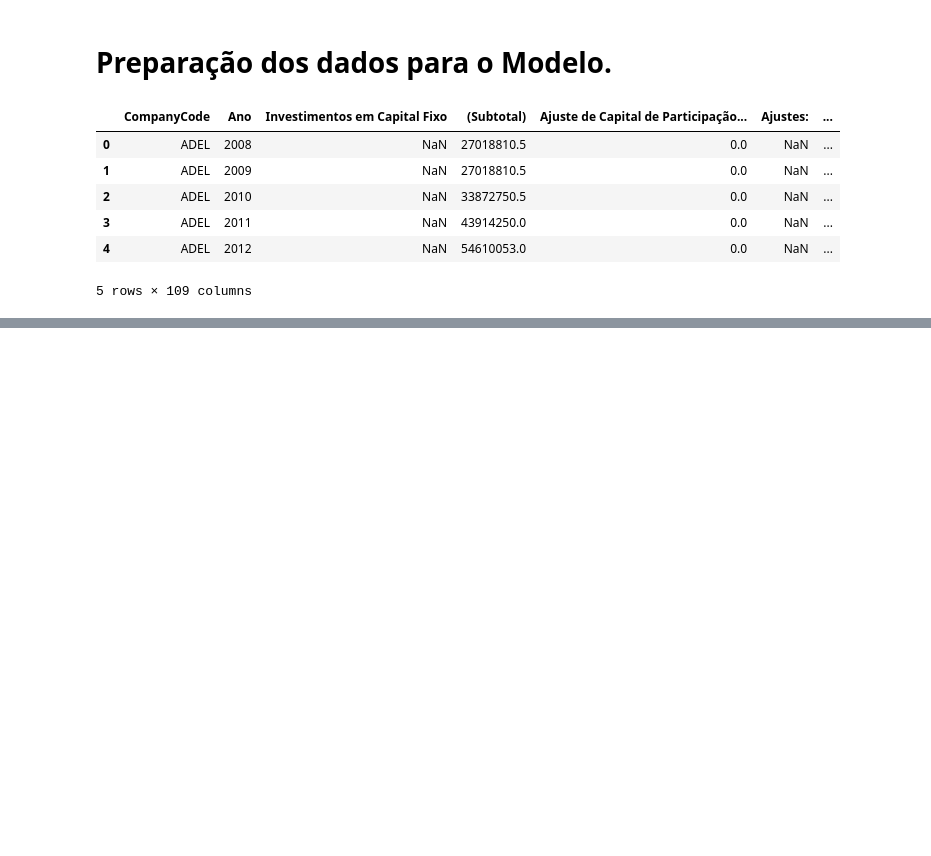
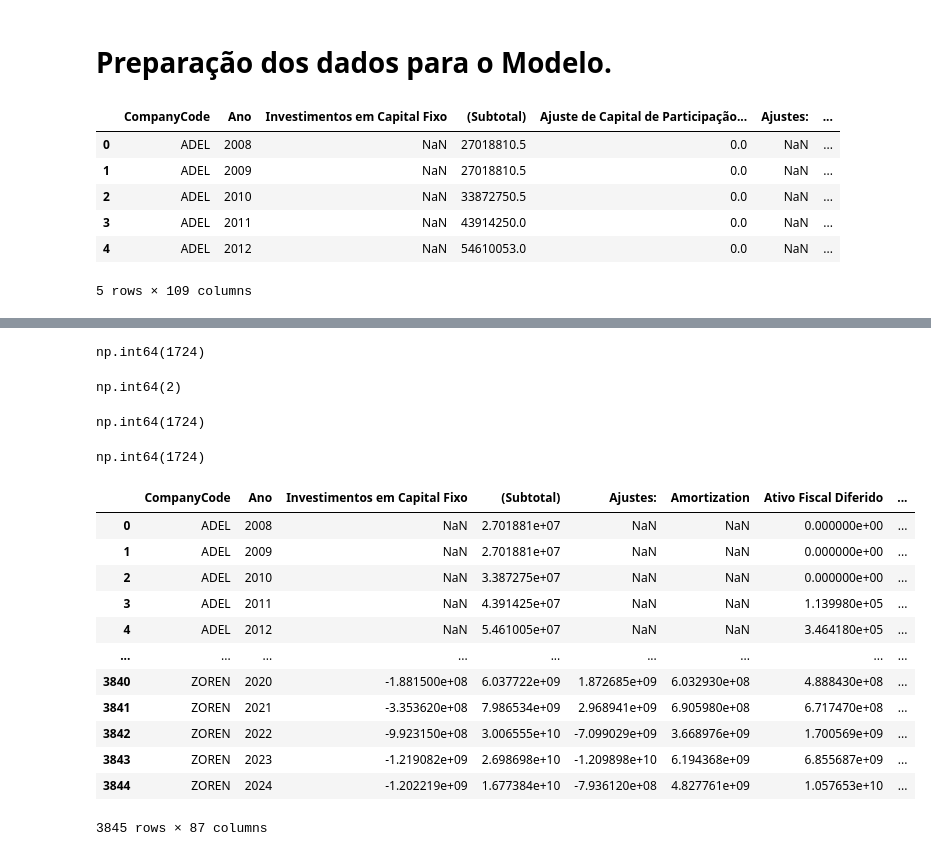
Before and after one commit to lgregs/TCC-CD-USP, a Jupyter notebook: data_preparation.ipynb, the cells around one changed output, grey strips where cells are left out. Cells and saved outputs as stored; diff of their text form; code cells hidden in the pictures; blank space fills up the shorter version.

```diff
--- a/data_preparation.ipynb
+++ b/data_preparation.ipynb
@@ -84,3 +13,11 @@ df.head()
 | 3 | ADEL | 2011 | NaN | 43914250.0 | 0.0 | NaN | ... |
 | 4 | ADEL | 2012 | NaN | 54610053.0 | 0.0 | NaN | ... |
 5 rows × 109 columns
+# %%
+# Drop columns with >95% missing or zero
+threshold = 0.45
+cols_to_drop = [
+    col for col in df.columns
+    if (df[col].isna().mean() > threshold) or ((df[col] == 0).mean() > threshold)
+]
+df_clean = df.drop(columns=cols_to_drop)
@@ -86,0 +55,64 @@ df.head()
+# %%
+df_clean['Lucro Operacional Antes das Mudanças no Capital de Giro (+)'].isnull().sum()
+# %% [output]
+np.int64(1724)
+# %%
+df_clean['LUCRO OPERACIONAL (PREJUÍZO)'].isnull().sum()
+# %% [output]
+np.int64(2)
+# %%
+df_clean['Amortização e Quotas de Exaustão'].isnull().sum()
+# %% [output]
+np.int64(1724)
+# %%
+df_clean['Lucro Operacional Antes das Mudanças no Capital de Giro (+)'].isnull().sum()
+# %% [output]
+np.int64(1724)
+# %%
+# Build do EBITDA ...
+df_clean.rename(columns={
+    "Lucro Operacional Antes das Mudanças no Capital de Giro (+)": "EBITDA",
+    "LUCRO OPERACIONAL (PREJUÍZO)": "EBIT",
+    "Amortização e Quotas de Exaustão": "Amortization"
+}, inplace=True)
+
+# Step 1: Directly use reported EBITDA
+df_clean["EBITDA_Final"] = df_clean["EBITDA"]
+
+# Step 2: Fill with EBIT + Amortization where available
+df_clean.loc[df_clean["EBITDA_Final"].isna() & df_clean["Amortization"].notna(),
+       "EBITDA_Final"] = df_clean["EBIT"] + df_clean["Amortization"]
+
+# Step 3: If still missing, approximate using 5% of total assets
+df_clean.loc[df_clean["EBITDA_Final"].isna(), "EBITDA_Final"] = (
+    df_clean.loc[df_clean["EBITDA_Final"].isna(), "EBIT"] + 0.05 * df_clean.loc[df_clean["EBITDA_Final"].isna(), "TOTAL DE ATIVOS"]
+)
+
+# Optional: Source flag for traceability
+df_clean["EBITDA_Source"] = np.select(
+    [
+        df_clean["EBITDA"].notna(),          # Condition 1: reported EBITDA
+        df_clean["Amortization"].notna()     # Condition 2: reconstructed with amortization
+    ],
+    [
+        "Reported",                          # Choice 1
+        "Reconstructed"                      # Choice 2
+    ],
+    default="Estimated"                      # Default fallback (all strings)
+).astype("object")
+# %%
+df_clean
+# %% [output]
+|  | CompanyCode | Ano | Investimentos em Capital Fixo | (Subtotal) | Ajustes: | Amortization | Ativo Fiscal Diferido | ... |
+| 0 | ADEL | 2008 | NaN | 2.701881e+07 | NaN | NaN | 0.000000e+00 | ... |
+| 1 | ADEL | 2009 | NaN | 2.701881e+07 | NaN | NaN | 0.000000e+00 | ... |
+| 2 | ADEL | 2010 | NaN | 3.387275e+07 | NaN | NaN | 0.000000e+00 | ... |
+| 3 | ADEL | 2011 | NaN | 4.391425e+07 | NaN | NaN | 1.139980e+05 | ... |
+| 4 | ADEL | 2012 | NaN | 5.461005e+07 | NaN | NaN | 3.464180e+05 | ... |
+| ... | ... | ... | ... | ... | ... | ... | ... | ... |
+| 3840 | ZOREN | 2020 | -1.881500e+08 | 6.037722e+09 | 1.872685e+09 | 6.032930e+08 | 4.888430e+08 | ... |
+| 3841 | ZOREN | 2021 | -3.353620e+08 | 7.986534e+09 | 2.968941e+09 | 6.905980e+08 | 6.717470e+08 | ... |
+| 3842 | ZOREN | 2022 | -9.923150e+08 | 3.006555e+10 | -7.099029e+09 | 3.668976e+09 | 1.700569e+09 | ... |
+| 3843 | ZOREN | 2023 | -1.219082e+09 | 2.698698e+10 | -1.209898e+10 | 6.194368e+09 | 6.855687e+09 | ... |
+| 3844 | ZOREN | 2024 | -1.202219e+09 | 1.677384e+10 | -7.936120e+08 | 4.827761e+09 | 1.057653e+10 | ... |
+3845 rows × 87 columns
```
Also changed, not shown: parts of 21 cells of this notebook.
